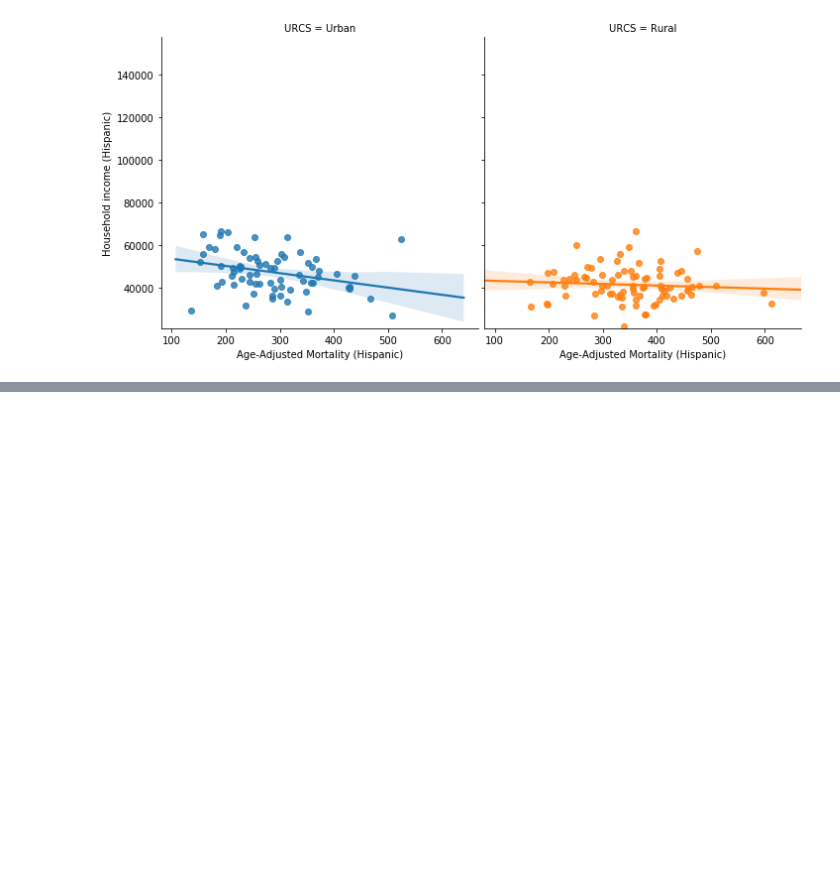
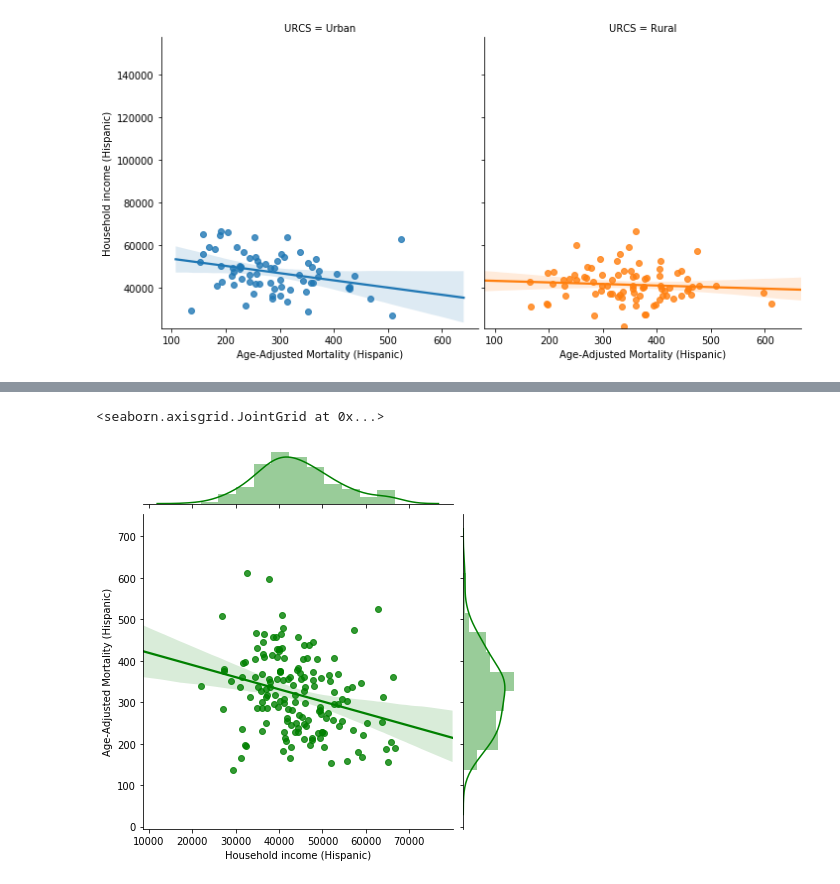
Before and after one commit to kipmadden/Urban-vs.-Rural-Health-Outcomes, a Jupyter notebook: Kip2.ipynb, the cells around one changed output, grey strips where cells are left out. Saved outputs shown, nothing was run; the diff lists cells and outputs as text; code cells hidden in the pictures; blank space fills up the shorter version.

```diff
--- a/Kip2.ipynb
+++ b/Kip2.ipynb
@@ -473,0 +502,8 @@ g = (g.set_axis_labels(x_label, y_label)
+# %%
+sns.jointplot(data=all_df, x=x_data, y=y_data, kind='reg', color='g')
+
+# g = sns.lmplot(x=x_data, y=y_data, data=all_df,\
+#            hue=color_col, col=split_col,col_wrap=3,height=4)
+# %% [output]
+<seaborn.axisgrid.JointGrid at 0x...>
+[figure, added]
```
Also changed, not shown: parts of 16 cells of this notebook.
